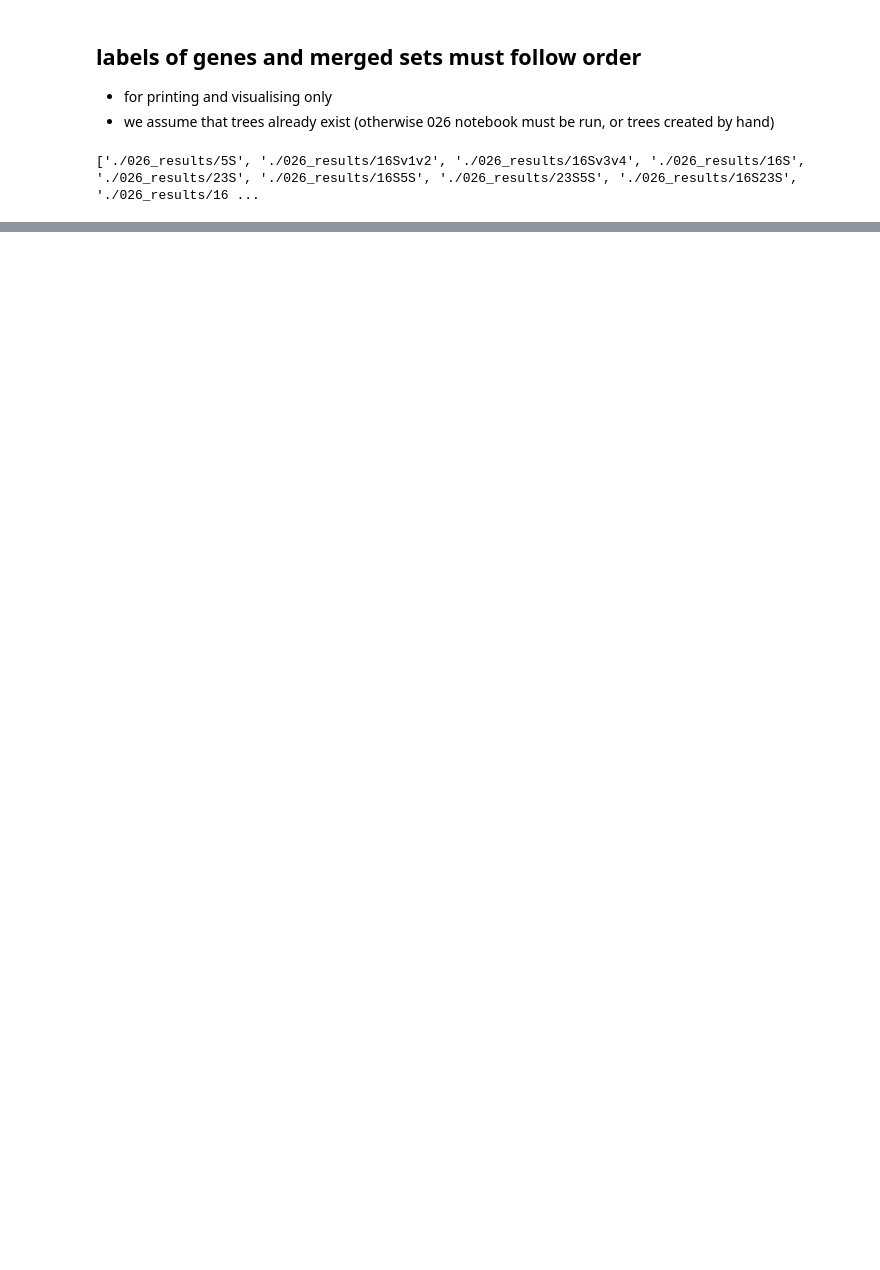
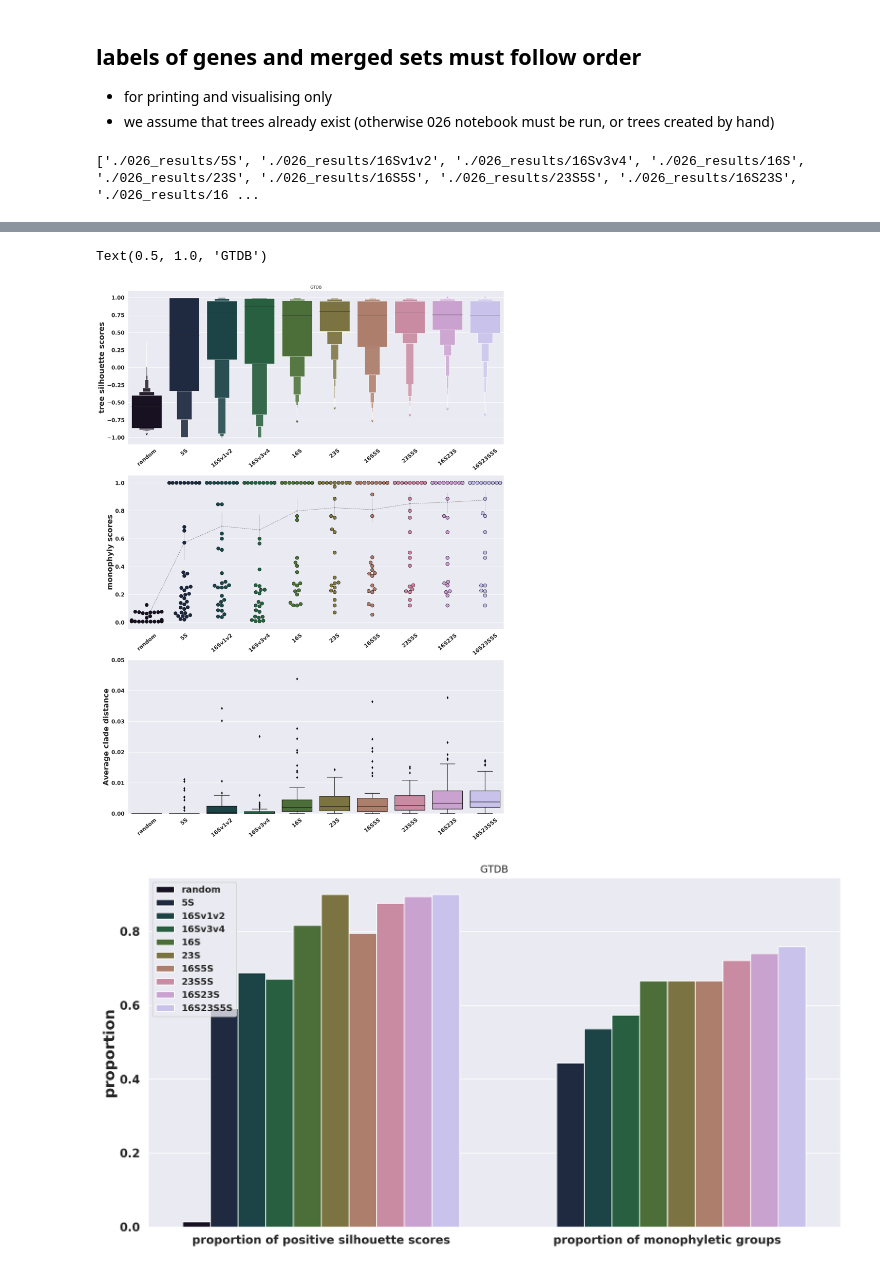
Before and after one commit to quadram-institute-bioscience/70S-resolution, a Jupyter notebook: 028.monophyly_scores.ipynb, the cells around one changed output, grey strips where cells are left out. Saved outputs shown, nothing was run; the diff lists cells and outputs as text; code cells hidden in the pictures; blank space fills up the shorter version.

```diff
--- a/028.monophyly_scores.ipynb
+++ b/028.monophyly_scores.ipynb
@@ -58,6 +82,8 @@ print (outfile_list)
 # %%
-def patristic_distances_from_treefile (filename, have_paralogs = False, shuffle = False):
+def patristic_distances_from_treefile (filename, tbl_col = -1, have_paralogs = False, shuffle = False):
     tree = dendropy.Tree.get(path=filename, schema="newick", preserve_underscores=True)
+    if (tbl_col >= 0):
+        tree = change_leaf_names_from_db (tree, tbl_col)
     if shuffle:
         tree = dendropy.simulate.treesim.pure_kingman_tree(taxon_namespace=tree.taxon_namespace, pop_size = 1000)
     species = ['.'.join(t.label.split('.')[:2]) for t in tree.taxon_namespace] ## follow order of taxon_namespace
@@ -83,5 +109,7 @@ def silhouette_str(distrib):
     return '{:7.3f}'.format(np.percentile(distrib, 5)) + \
     '{:7.3f}'.format(np.percentile(distrib, 25)) + \
     '{:7.3f}'.format(np.percentile(distrib, 50)) + \
+    '{:7.3f}'.format(np.percentile(distrib, 75)) + \
     '{:7.3f}  '.format(sum(distrib>0)/float(len(distrib)))
+silhouette_str_head="5%  25%  50%  75%  proportion_positives   <-- weighted | unweighted -->"
 # %%
@@ -261,0 +396,39 @@ axes.tick_params(labelsize=14)
+# %%
+fig, axes = plt.subplots(3,1) ; fig.set_size_inches(16, 24);
+matplotlib.rcParams['figure.dpi'] = 200
+matplotlib.rc('font', weight='bold')
+fig.subplots_adjust(top=.91, bottom=.01, left=.02, right=.99, wspace=.2, hspace=.2)
+
+sns.set();
+sns.set_palette("cubehelix", 12);
+sns.boxenplot(x=vio_silho_x, y=vio_silho_y, ax = axes[0], outlier_prop=0.00001)
+axes[0].set_ylabel("tree silhouette scores", fontsize=22, weight="bold") # "silhouette scores from patristic distances"
+axes[0].set_xticklabels(axes[0].get_xticklabels(),rotation=40)
+axes[0].tick_params(labelsize=16)
+axes[0].set_title(title_list[table_col])
+
+sns.set(); sns.set_palette("cubehelix", 12)
+sns.pointplot(x=vio_mono_x, y=vio_mono_y, ax = axes[1], linestyles="--", errwidth=0.5, color="gray", scale=0.4)
+sns.swarmplot(x=vio_mono_x, y=vio_mono_y, ax = axes[1], size=10, linewidth=1)
+axes[1].set_ylabel("monophyly scores", fontsize=22, weight="bold")
+axes[1].set_xticklabels(axes[1].get_xticklabels(),rotation=40)
+axes[1].tick_params(labelsize=16)
+
+sns.set(); sns.set_palette("cubehelix", 12) # "Average distance between samples from best monophyletic subtree"
+sns.boxplot(x=vio_mono_x, y=vio_mav_y, ax = axes[2])
+axes[2].set_ylabel("Average clade distance", fontsize=22, weight="bold")
+axes[2].set_xticklabels(axes[2].get_xticklabels(),rotation=40)
+axes[2].set_ylim(-0.0001,0.05)
+axes[2].tick_params(labelsize=16)
+
+fig, axes = plt.subplots(1) ; fig.set_size_inches(12, 6);
+fig.subplots_adjust(top=.99, bottom=.01, left=.01, right=.98, wspace=.2, hspace=.2)
+sns.set(); sns.set_palette("cubehelix", 12)
+sns.barplot(hue=bplot_label, y=bplot_value, x=bplot_hue, ax=axes)
+axes.set_ylabel("proportion", fontsize=18, fontweight="bold")
+axes.tick_params(labelsize=14)
+axes.set_title(title_list[table_col])
+# %% [output]
+Text(0.5, 1.0, 'GTDB')
+[figure, added]
+[figure, added]
```
Also changed, not shown: parts of 13 cells of this notebook, 1 other file.
